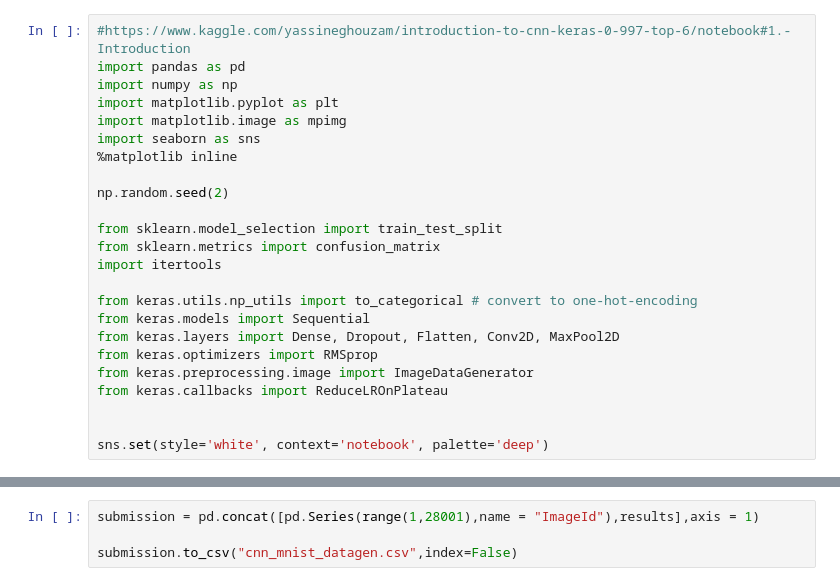
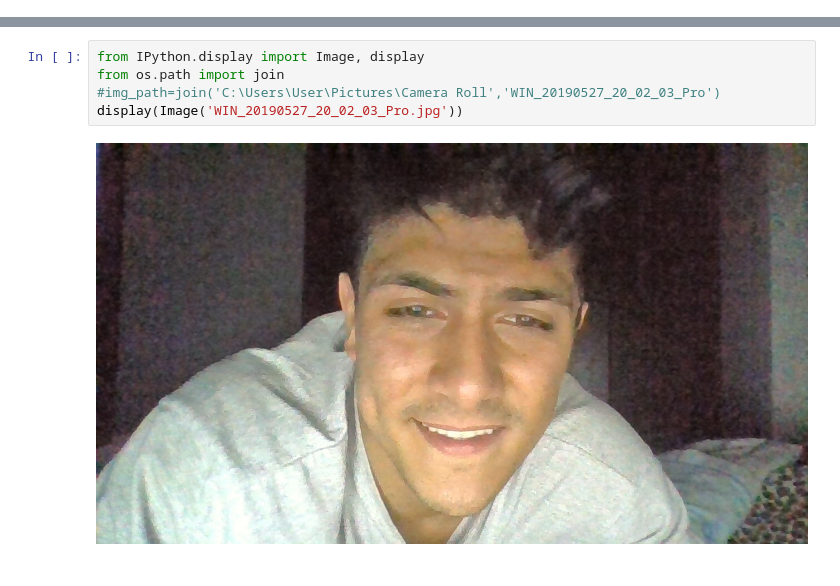
Before and after one commit to pierresamaha98/digits_recognition, a Jupyter notebook: Untitled.ipynb, the cells around one changed output, grey strips where cells are left out. Cells and saved outputs as stored; diff of their text form.

```diff
--- a/Untitled.ipynb
+++ b/Untitled.ipynb
@@ -1,24 +0,0 @@
-# %%
-#https://www.kaggle.com/yassineghouzam/introduction-to-cnn-keras-0-997-top-6/notebook#1.-Introduction
-import pandas as pd
-import numpy as np
-import matplotlib.pyplot as plt
-import matplotlib.image as mpimg
-import seaborn as sns
-%matplotlib inline
-
-np.random.seed(2)
-
-from sklearn.model_selection import train_test_split
-from sklearn.metrics import confusion_matrix
-import itertools
-
-from keras.utils.np_utils import to_categorical # convert to one-hot-encoding
-from keras.models import Sequential
-from keras.layers import Dense, Dropout, Flatten, Conv2D, MaxPool2D
-from keras.optimizers import RMSprop
-from keras.preprocessing.image import ImageDataGenerator
-from keras.callbacks import ReduceLROnPlateau
-
-
-sns.set(style='white', context='notebook', palette='deep')
@@ -137,4 +1,7 @@ Name: Label, Length: 28000, dtype: int64
-# %%
-submission = pd.concat([pd.Series(range(1,28001),name = "ImageId"),results],axis = 1)
-
-submission.to_csv("cnn_mnist_datagen.csv",index=False)
+# %%
+from IPython.display import Image, display
+from os.path import join
+#img_path=join('C:\Users\User\Pictures\Camera Roll','WIN_20190527_20_02_03_Pro')
+display(Image('WIN_20190527_20_02_03_Pro.jpg'))
+# %% [output]
+[figure, added]
```
Also changed, not shown: parts of 17 cells of this notebook.
